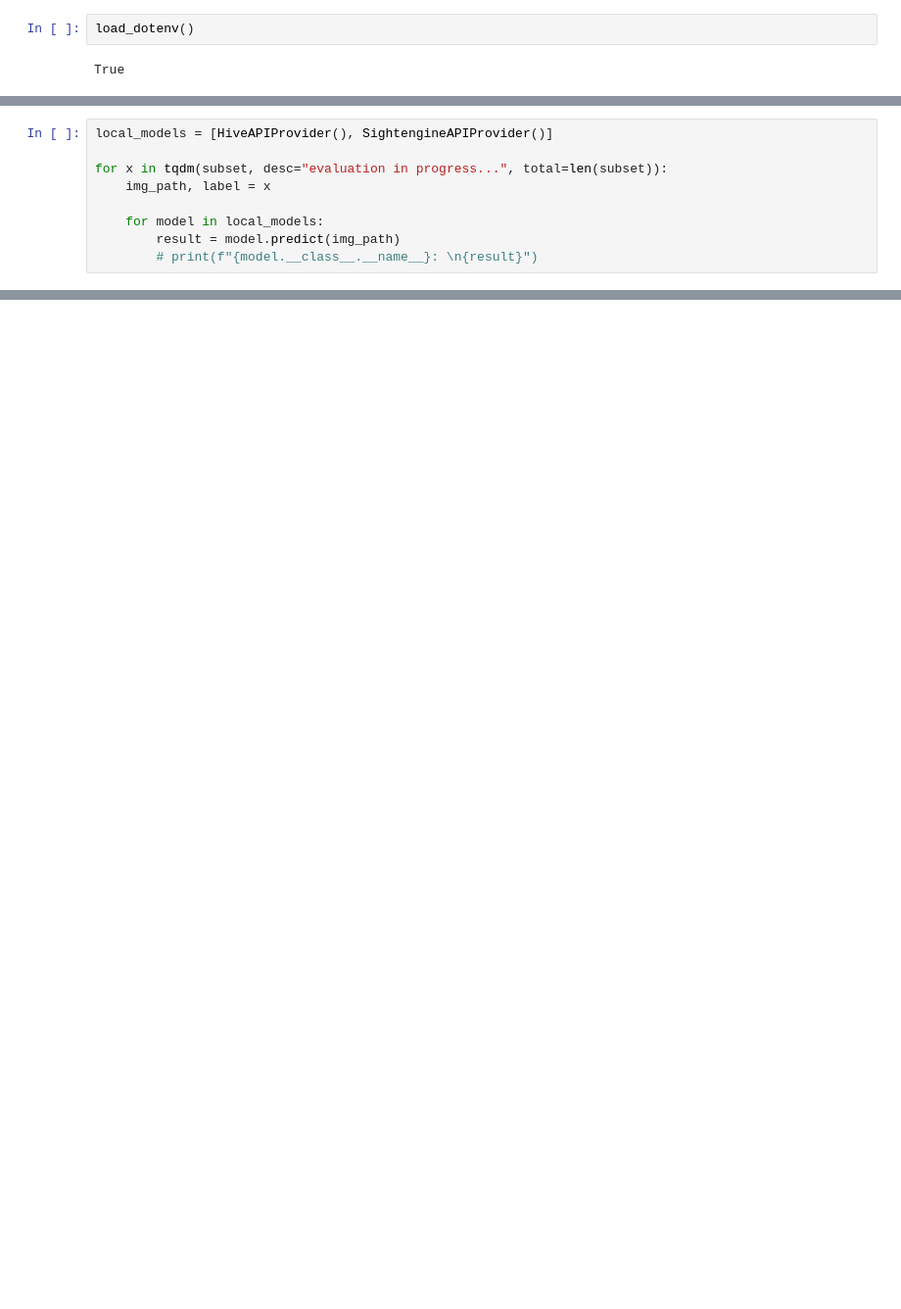
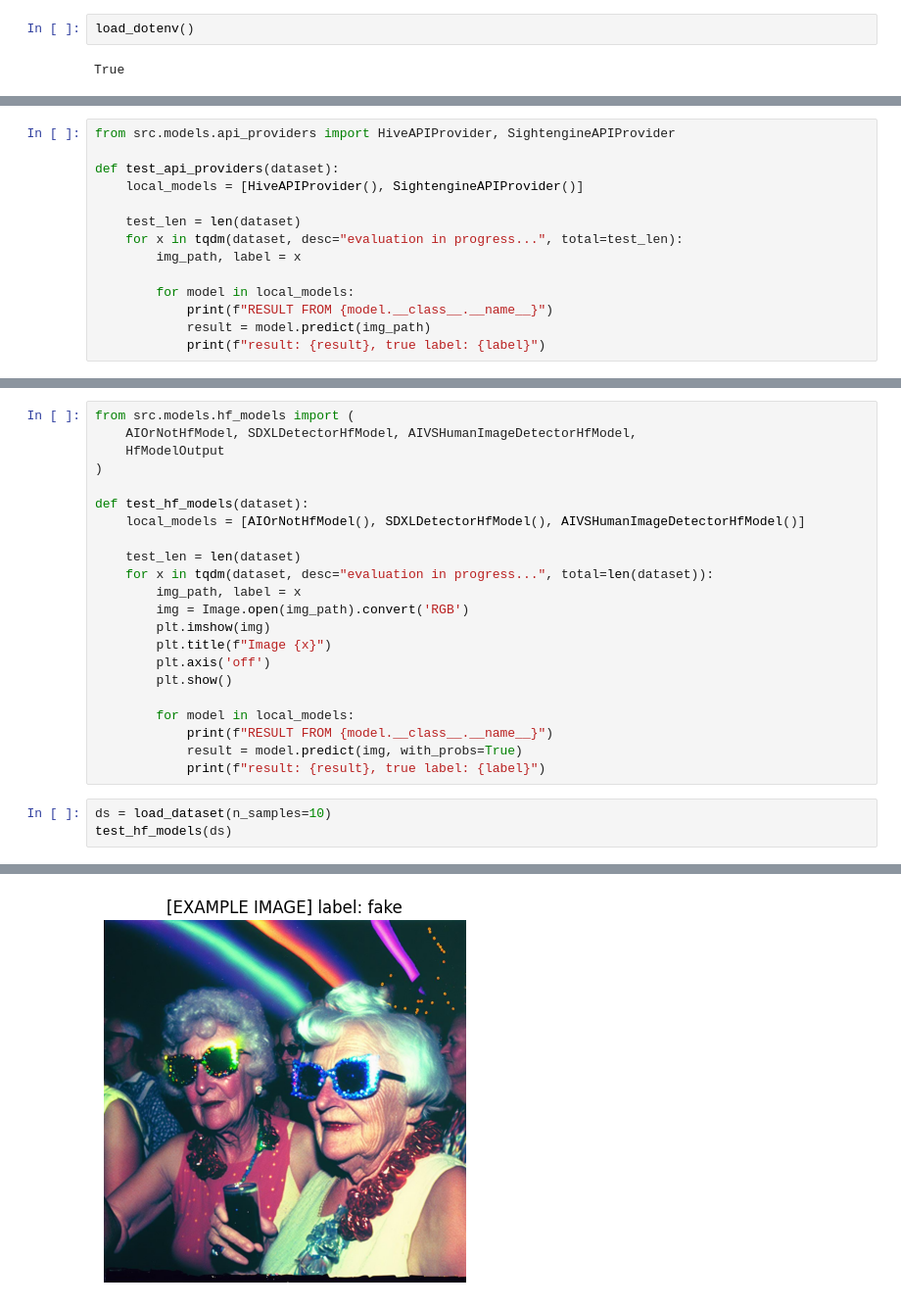
Before and after one commit to wanikua/ItsNotAI-Model-Training, a Jupyter notebook: src/test.ipynb, the cells around one changed output, grey strips where cells are left out. Shown at 98% size. Drawn from its saved outputs; the diff is of its cells as text; blank space fills up the shorter version.

Commit message:
notebook for evaluation

```diff
--- a/src/test.ipynb
+++ b/src/test.ipynb
@@ -43,9 +40,14 @@ data/test/archive/fake-v2/10484.jpg real
 # %%
-local_models = [HiveAPIProvider(), SightengineAPIProvider()]
+from src.models.api_providers import HiveAPIProvider, SightengineAPIProvider
 
-for x in tqdm(subset, desc="evaluation in progress...", total=len(subset)):
-    img_path, label = x
+def test_api_providers(dataset):
+    local_models = [HiveAPIProvider(), SightengineAPIProvider()]
 
-    for model in local_models:
-        result = model.predict(img_path)
-        # print(f"{model.__class__.__name__}: \n{result}")
+    test_len = len(dataset)
+    for x in tqdm(dataset, desc="evaluation in progress...", total=test_len):
+        img_path, label = x
+
+        for model in local_models:
+            print(f"RESULT FROM {model.__class__.__name__}")
+            result = model.predict(img_path)
+            print(f"result: {result}, true label: {label}")
@@ -92,0 +54,26 @@ SightengineAPIProvider:
+# %%
+from src.models.hf_models import (
+    AIOrNotHfModel, SDXLDetectorHfModel, AIVSHumanImageDetectorHfModel,
+    HfModelOutput
+)
+
+def test_hf_models(dataset):
+    local_models = [AIOrNotHfModel(), SDXLDetectorHfModel(), AIVSHumanImageDetectorHfModel()]
+
+    test_len = len(dataset)
+    for x in tqdm(dataset, desc="evaluation in progress...", total=len(dataset)):
+        img_path, label = x
+        img = Image.open(img_path).convert('RGB')
+        plt.imshow(img)
+        plt.title(f"Image {x}")
+        plt.axis('off')
+        plt.show()
+
+        for model in local_models:
+            print(f"RESULT FROM {model.__class__.__name__}")
+            result = model.predict(img, with_probs=True)
+            print(f"result: {result}, true label: {label}")
+# %%
+ds = load_dataset(n_samples=10)
+test_hf_models(ds)
+# %% [output]
@@ -92,0 +82 @@ SightengineAPIProvider:
+[figure, added]
```
Also changed, not shown: parts of 6 cells of this notebook, 4 other files.
